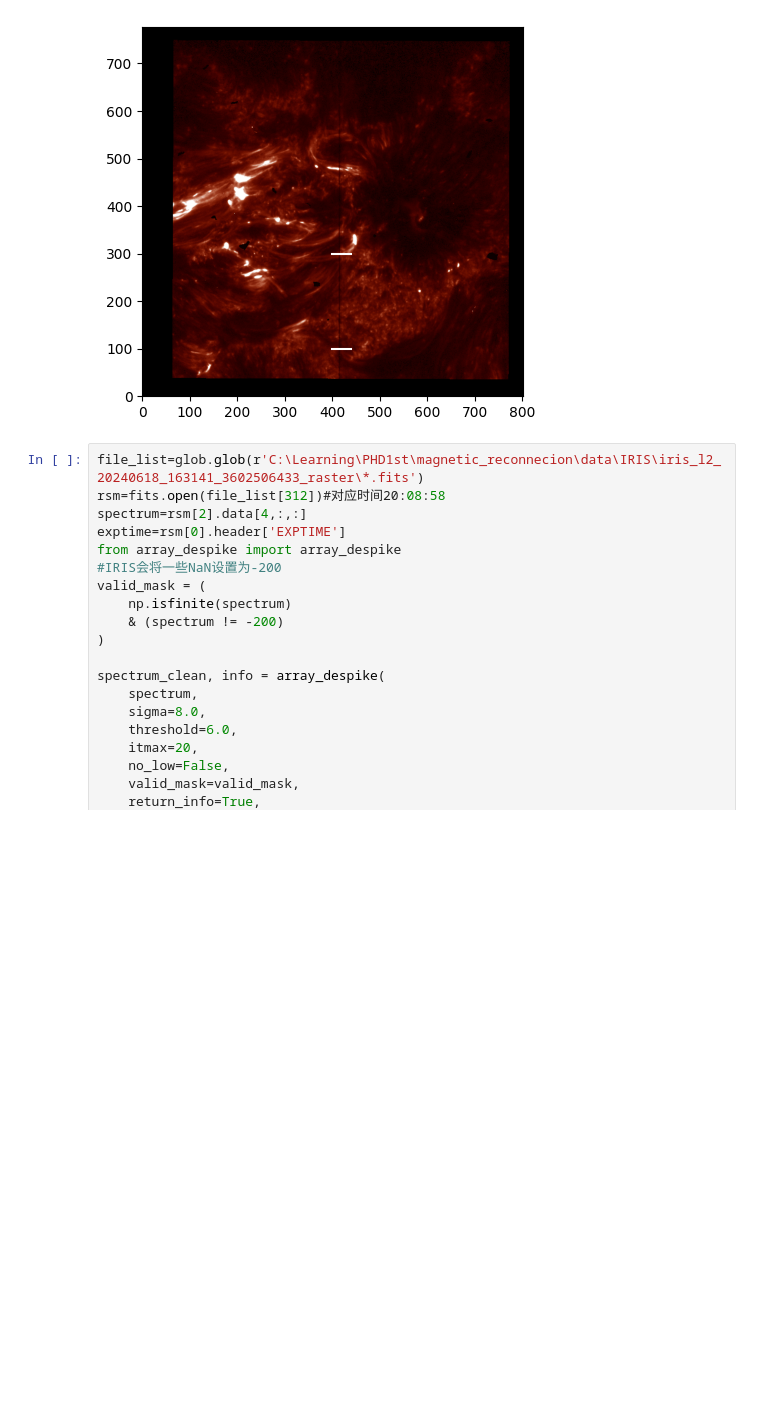
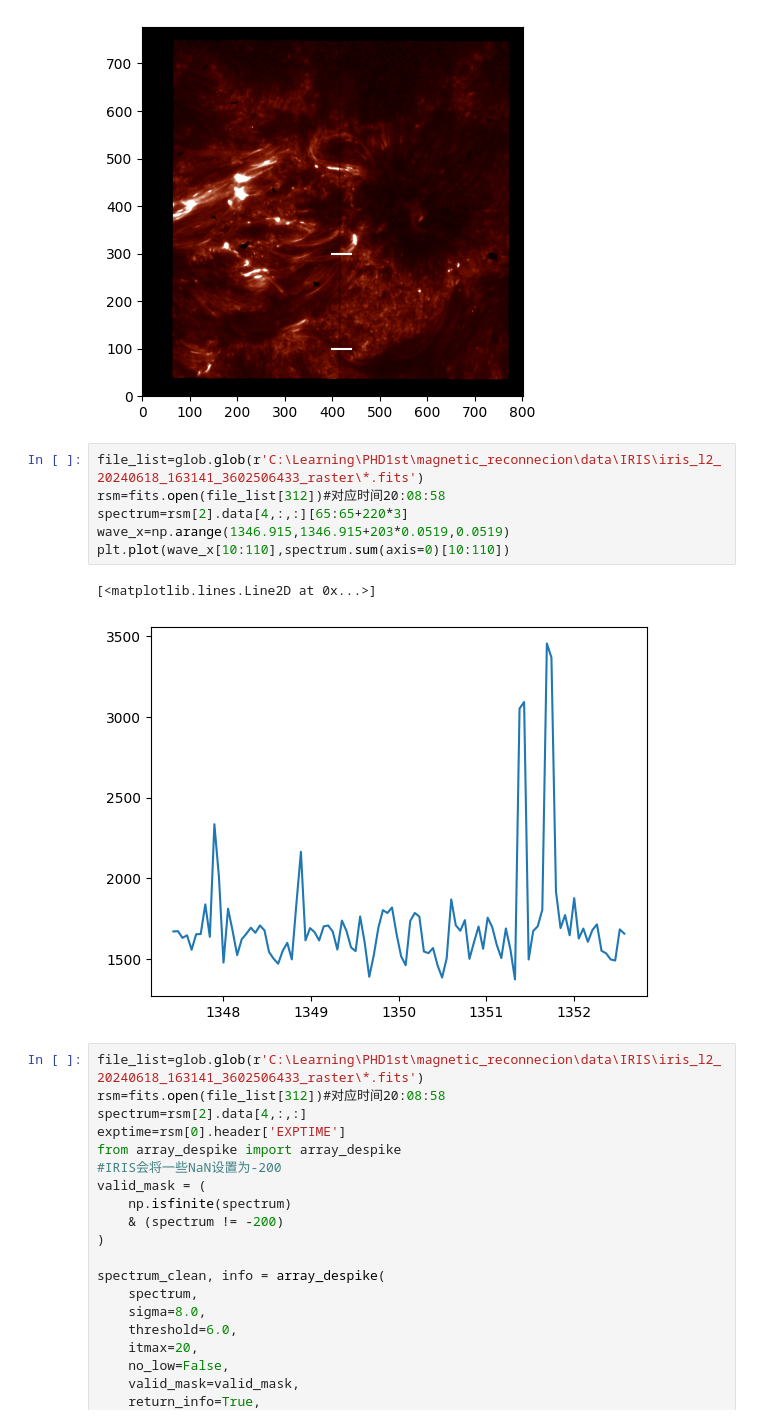
Before and after one commit to xiaosjh/reconnection, a Jupyter notebook: iris_analysis6.ipynb, the cells around one changed output. Cells and saved outputs as stored; diff of their text form; blank space fills up the shorter version.

```diff
--- a/iris_analysis6.ipynb
+++ b/iris_analysis6.ipynb
@@ -129,6 +129,15 @@ plt.plot([400, 440], [300, 300], linestyle='-', color='white')
 # %% [output]
 [<matplotlib.lines.Line2D at 0x...>]
 [figure]
+# %%
+file_list=glob.glob(r'C:\Learning\PHD1st\magnetic_reconnecion\data\IRIS\iris_l2_20240618_163141_3602506433_raster\*.fits')
+rsm=fits.open(file_list[312])#对应时间20:08:58
+spectrum=rsm[2].data[4,:,:][65:65+220*3]
+wave_x=np.arange(1346.915,1346.915+203*0.0519,0.0519)
+plt.plot(wave_x[10:110],spectrum.sum(axis=0)[10:110])
+# %% [output]
+[<matplotlib.lines.Line2D at 0x...>]
+[figure, added]
 # %%
 file_list=glob.glob(r'C:\Learning\PHD1st\magnetic_reconnecion\data\IRIS\iris_l2_20240618_163141_3602506433_raster\*.fits')
 rsm=fits.open(file_list[312])#对应时间20:08:58
```
Also changed, not shown: parts of 1 cell of this notebook, 11 other files.
